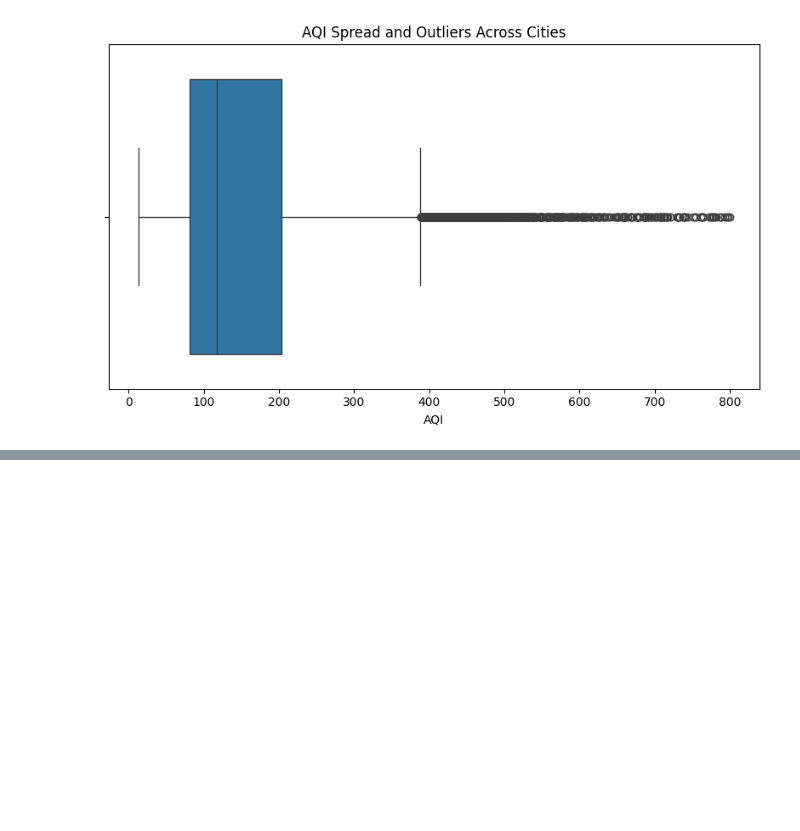
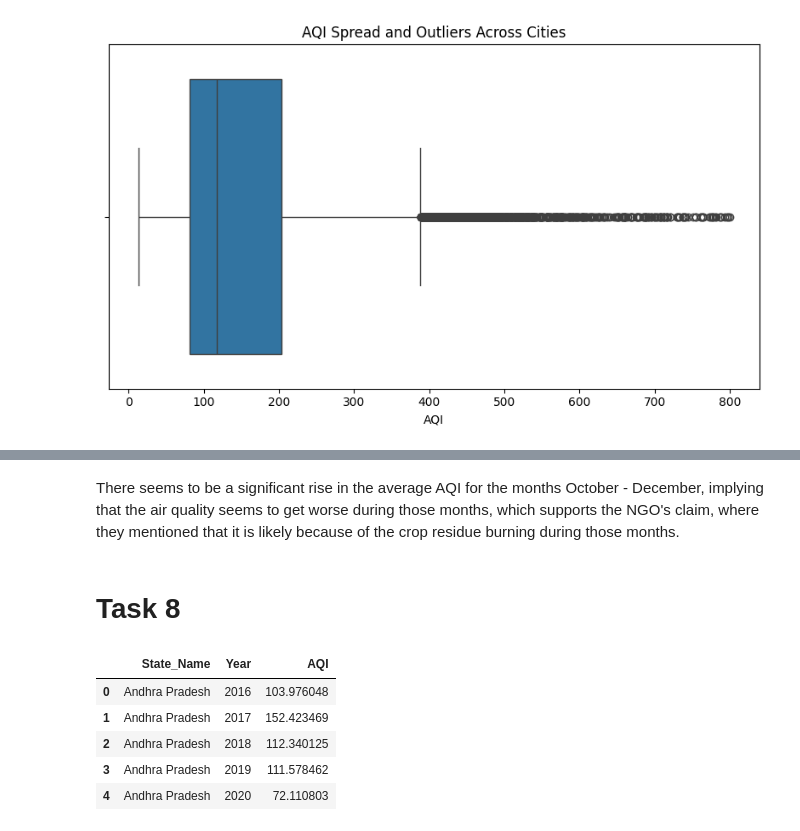
Before and after one commit to aimee-joseph/ML-Lab-2547204, a Jupyter notebook: Lab 2.ipynb, the cells around one changed output, grey strips where cells are left out. Drawn from its saved outputs; the diff is of its cells as text; code cells hidden in the pictures; blank space fills up the shorter version.

```diff
--- a/Lab 1.ipynb
+++ b/Lab 2.ipynb
@@ -409,0 +531,18 @@ plt.show()
+# %% [markdown]
+There seems to be a significant rise in the average AQI for the months October - December, implying that the air quality seems to get worse during those months, which supports the NGO's claim, where they mentioned that it is likely because of the crop residue burning during those months.
+# %% [markdown]
+# Task 8
+# %%
+# since city_day_clean_treated has city-wise daily records, while crop_production_clean has state-wise yearly records, we cannot merge them directly
+
+# since we mapped cities to states earlier in Task 3, we can get the state-wise yearly average AQI and then merging it with the crop production data
+
+aqi_by_state_year = city_day_clean_treated.groupby(['State_Name', 'Year'])['AQI'].mean().reset_index()
+aqi_by_state_year.head()
+# %% [output]
+|  | State_Name | Year | AQI |
+| 0 | Andhra Pradesh | 2016 | 103.976048 |
+| 1 | Andhra Pradesh | 2017 | 152.423469 |
+| 2 | Andhra Pradesh | 2018 | 112.340125 |
+| 3 | Andhra Pradesh | 2019 | 111.578462 |
+| 4 | Andhra Pradesh | 2020 | 72.110803 |
```
Also changed, not shown: parts of 20 cells of this notebook.
